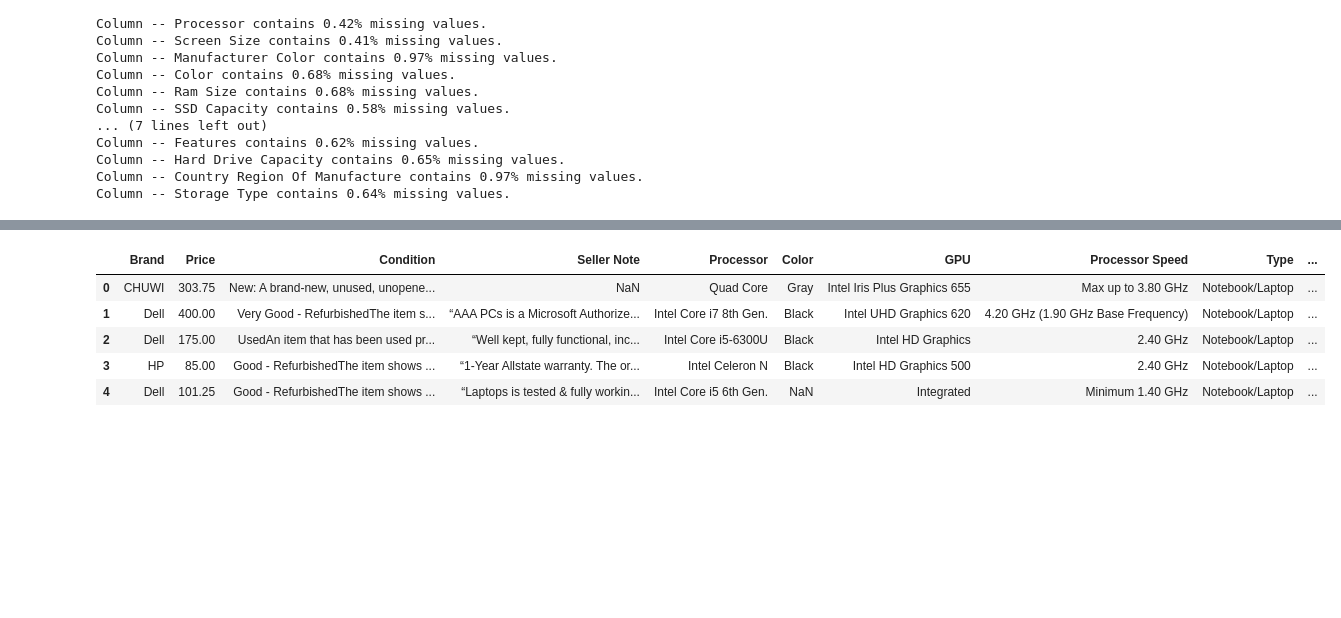
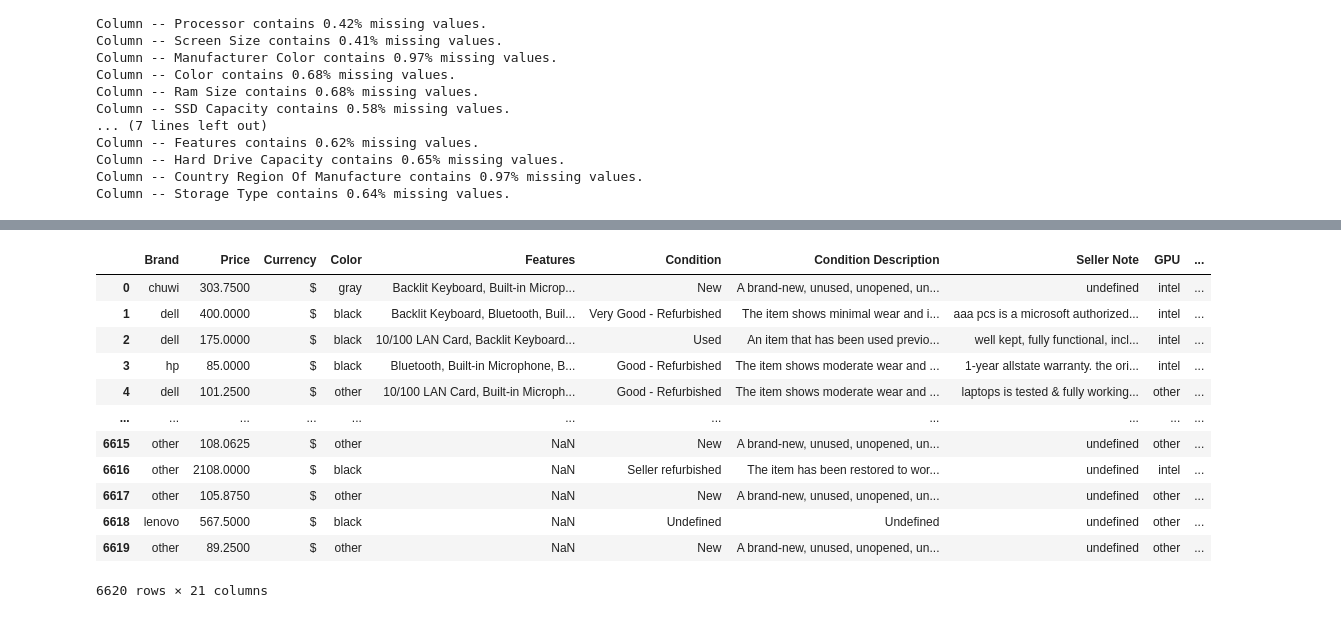
Before and after one commit to ElvinRustamov/Data-Enthusiast-Learning-Journey-Work-Samples, a Jupyter notebook: Ebay Scraper/cleaning.ipynb, the cells around one changed output, grey strips where cells are left out. Cells and saved outputs as stored; diff of their text form; code cells hidden in the pictures; blank space fills up the shorter version.

```diff
--- a/Ebay Scraper/cleaning.ipynb
+++ b/Ebay Scraper/cleaning.ipynb
@@ -216,14 +717,31 @@ for v in data['SSD Capacity'].str.lower():
 
 new_ssd_capacity[0] = np.nan
 data['SSD Capacity GB'] = new_ssd_capacity
-# %%
-data.drop(['SSD Capacity', 'Screen Size', 'Ram Size', 'Hard Drive Capacity'], axis=1, inplace=True)
+# %%
+# Drop the old columns.
+data.drop(['Brand', 'Price', 'Condition', 'Seller Note', 'Processor', 'Screen Size', 'Color', 'Ram Size', 'SSD Capacity', 'GPU', 'Processor Speed', 'Type', 'Maximum Resolution', 'Model', 'OS', 'Hard Drive Capacity', 'Storage Type'], axis=1, inplace=True)
+# %%
+column_names = {}
+for i in data.columns:
+    if 'New' in i:
+       column_names[i] = re.sub('New', '', i).strip()
+
+data.rename(columns=column_names, inplace=True)
+# %%
+data = data[['Brand', 'Price', 'Currency', 'Color', 'Features', 'Condition', 'Condition Description', 'Seller Note', 'GPU', 'Processor', 'Processor Speed', 'Processor Speed Unit', 'Type', 'Width of the Display', 'Height of the Display', 'OS', 'Storage Type', 'Hard Drive Capacity GB', 'Screen Size (inch)', 'Ram Size GB', 'SSD Capacity GB']]
 # %%
-data.head()
+data
 # %% [output]
-|  | Brand | Price | Condition | Seller Note | Processor | Color | GPU | Processor Speed | Type | ... |
-| 0 | CHUWI | 303.75 | New: A brand-new, unused, unopene... | NaN | Quad Core | Gray | Intel Iris Plus Graphics 655 | Max up to 3.80 GHz | Notebook/Laptop | ... |
-| 1 | Dell | 400.00 | Very Good - RefurbishedThe item s... | “AAA PCs is a Microsoft Authorize... | Intel Core i7 8th Gen. | Black | Intel UHD Graphics 620 | 4.20 GHz (1.90 GHz Base Frequency) | Notebook/Laptop | ... |
-| 2 | Dell | 175.00 | UsedAn item that has been used pr... | “Well kept, fully functional, inc... | Intel Core i5-6300U | Black | Intel HD Graphics | 2.40 GHz | Notebook/Laptop | ... |
-| 3 | HP | 85.00 | Good - RefurbishedThe item shows ... | “1-Year Allstate warranty. The or... | Intel Celeron N | Black | Intel HD Graphics 500 | 2.40 GHz | Notebook/Laptop | ... |
-| 4 | Dell | 101.25 | Good - RefurbishedThe item shows ... | “Laptops is tested & fully workin... | Intel Core i5 6th Gen. | NaN | Integrated | Minimum 1.40 GHz | Notebook/Laptop | ... |
+|  | Brand | Price | Currency | Color | Features | Condition | Condition Description | Seller Note | GPU | ... |
+| 0 | chuwi | 303.7500 | $ | gray | Backlit Keyboard, Built-in Microp... | New | A brand-new, unused, unopened, un... | undefined | intel | ... |
+| 1 | dell | 400.0000 | $ | black | Backlit Keyboard, Bluetooth, Buil... | Very Good - Refurbished | The item shows minimal wear and i... | aaa pcs is a microsoft authorized... | intel | ... |
+| 2 | dell | 175.0000 | $ | black | 10/100 LAN Card, Backlit Keyboard... | Used | An item that has been used previo... | well kept, fully functional, incl... | intel | ... |
+| 3 | hp | 85.0000 | $ | black | Bluetooth, Built-in Microphone, B... | Good - Refurbished | The item shows moderate wear and ... | 1-year allstate warranty. the ori... | intel | ... |
+| 4 | dell | 101.2500 | $ | other | 10/100 LAN Card, Built-in Microph... | Good - Refurbished | The item shows moderate wear and ... | laptops is tested & fully working... | other | ... |
+| ... | ... | ... | ... | ... | ... | ... | ... | ... | ... | ... |
+| 6615 | other | 108.0625 | $ | other | NaN | New | A brand-new, unused, unopened, un... | undefined | other | ... |
+| 6616 | other | 2108.0000 | $ | black | NaN | Seller refurbished | The item has been restored to wor... | undefined | intel | ... |
+| 6617 | other | 105.8750 | $ | other | NaN | New | A brand-new, unused, unopened, un... | undefined | other | ... |
+| 6618 | lenovo | 567.5000 | $ | black | NaN | Undefined | Undefined | undefined | other | ... |
+| 6619 | other | 89.2500 | $ | other | NaN | New | A brand-new, unused, unopened, un... | undefined | other | ... |
+6620 rows × 21 columns
```
Also changed, not shown: parts of 31 cells of this notebook.
